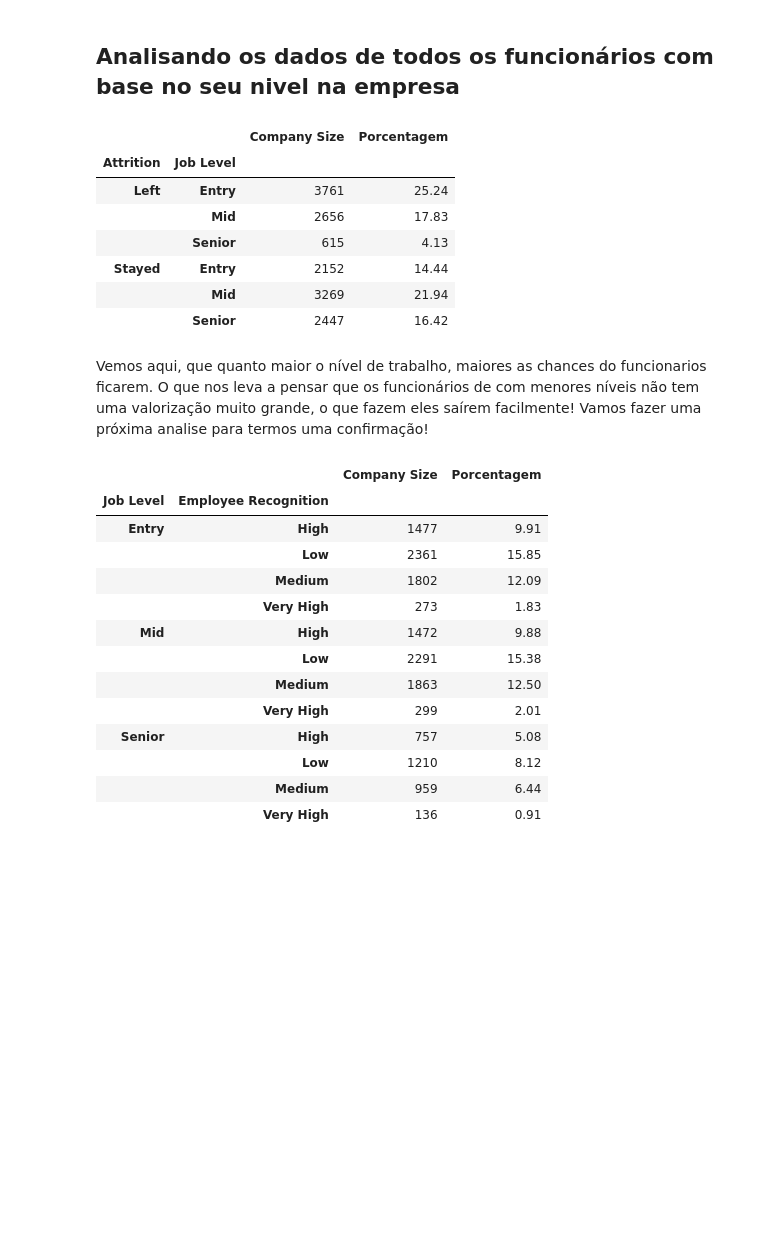
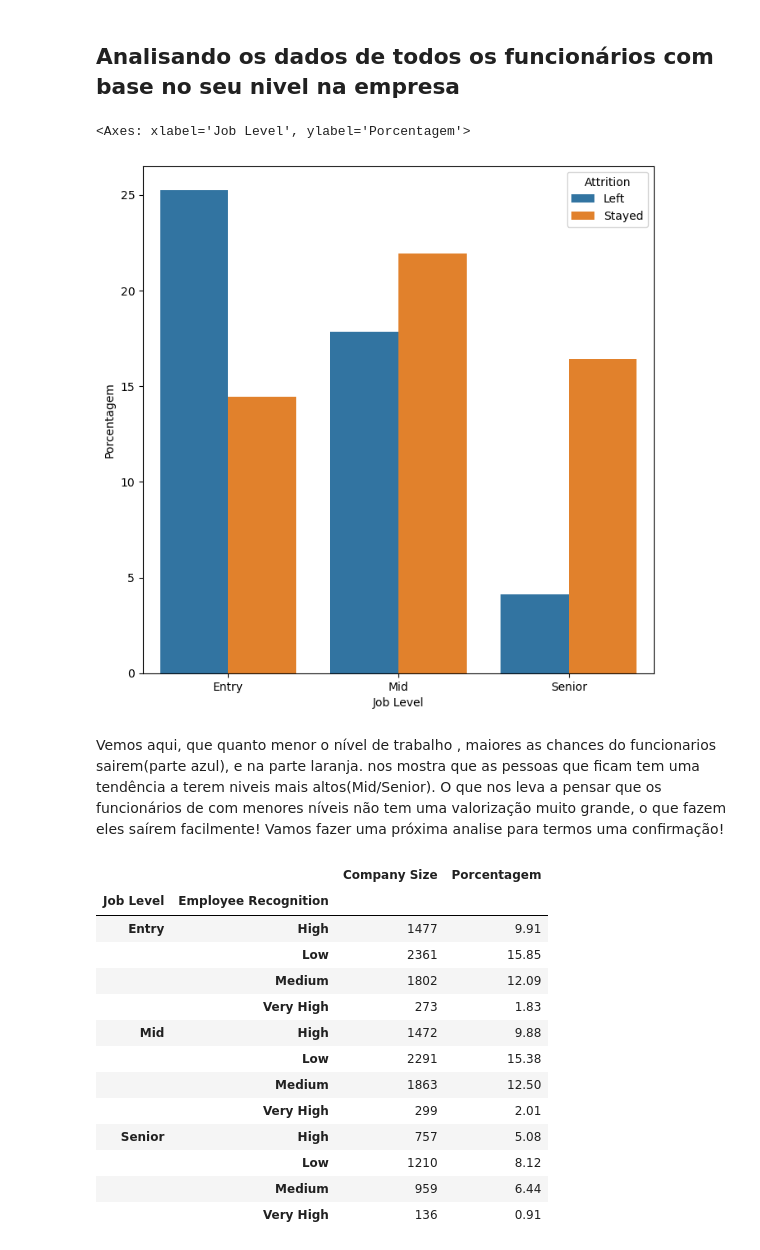
Before and after one commit to Riansito/AnaliseFuncionariosSaida, a Jupyter notebook: Analise_Empresarial.ipynb, the cells around one changed output. Saved outputs shown, nothing was run; the diff lists cells and outputs as text; code cells hidden in the pictures; blank space fills up the shorter version.

```diff
--- a/Analise_Empresarial.ipynb
+++ b/Analise_Empresarial.ipynb
@@ -79,21 +72,17 @@ A partir dessa anlálise, vemos que quanto menor o reconhecimento na empresa, ma
 ## Analisando os dados de todos os funcionários com base no seu nivel na empresa
 # %%
 
-funcionariosSairamFicaramNivelEmprego = df[["Attrition", "Job Level", "Company Size"]].groupby(["Attrition", "Job Level"]).count()
+funcionariosSairamFicaramNivelEmprego = df[["Attrition", "Job Level", "Company Size"]].groupby(["Attrition", "Job Level"]).count().reset_index()
 total = funcionariosSairamFicaramNivelEmprego["Company Size"].sum()
 funcionariosSairamFicaramNivelEmprego["Porcentagem"] = round((funcionariosSairamFicaramNivelEmprego["Company Size"] / total) * 100, 2)
-funcionariosSairamFicaramNivelEmprego
+
+plt.figure(figsize=[8, 8])
+sns.barplot(funcionariosSairamFicaramNivelEmprego, x="Job Level", y = "Porcentagem", hue = "Attrition")
 # %% [output]
-|  |  | Company Size | Porcentagem |
-| Attrition | Job Level |  |  |
-| Left | Entry | 3761 | 25.24 |
-|  | Mid | 2656 | 17.83 |
-|  | Senior | 615 | 4.13 |
-| Stayed | Entry | 2152 | 14.44 |
-|  | Mid | 3269 | 21.94 |
-|  | Senior | 2447 | 16.42 |
+<Axes: xlabel='Job Level', ylabel='Porcentagem'>
+[figure, added]
 # %% [markdown]
-Vemos aqui, que quanto maior o nível de trabalho, maiores as chances do funcionarios ficarem. O que nos leva a pensar que os funcionários de com menores níveis não tem uma valorização muito grande, o que fazem eles saírem facilmente! Vamos fazer uma próxima analise para termos uma confirmação!
+Vemos aqui, que quanto menor o nível de trabalho , maiores as chances do funcionarios sairem(parte azul), e na parte laranja. nos mostra que as pessoas que ficam tem uma tendência a terem niveis mais altos(Mid/Senior). O que nos leva a pensar que os funcionários de com menores níveis não tem uma valorização muito grande, o que fazem eles saírem facilmente! Vamos fazer uma próxima analise para termos uma confirmação!
 # %%
 funcionariosSairamFicaramNivelEmprego = df[["Job Level", "Employee Recognition", "Company Size"]].groupby(["Job Level", "Employee Recognition"]).count()
 total = funcionariosSairamFicaramNivelEmprego["Company Size"].sum()
```
Also changed, not shown: parts of 3 cells of this notebook.
